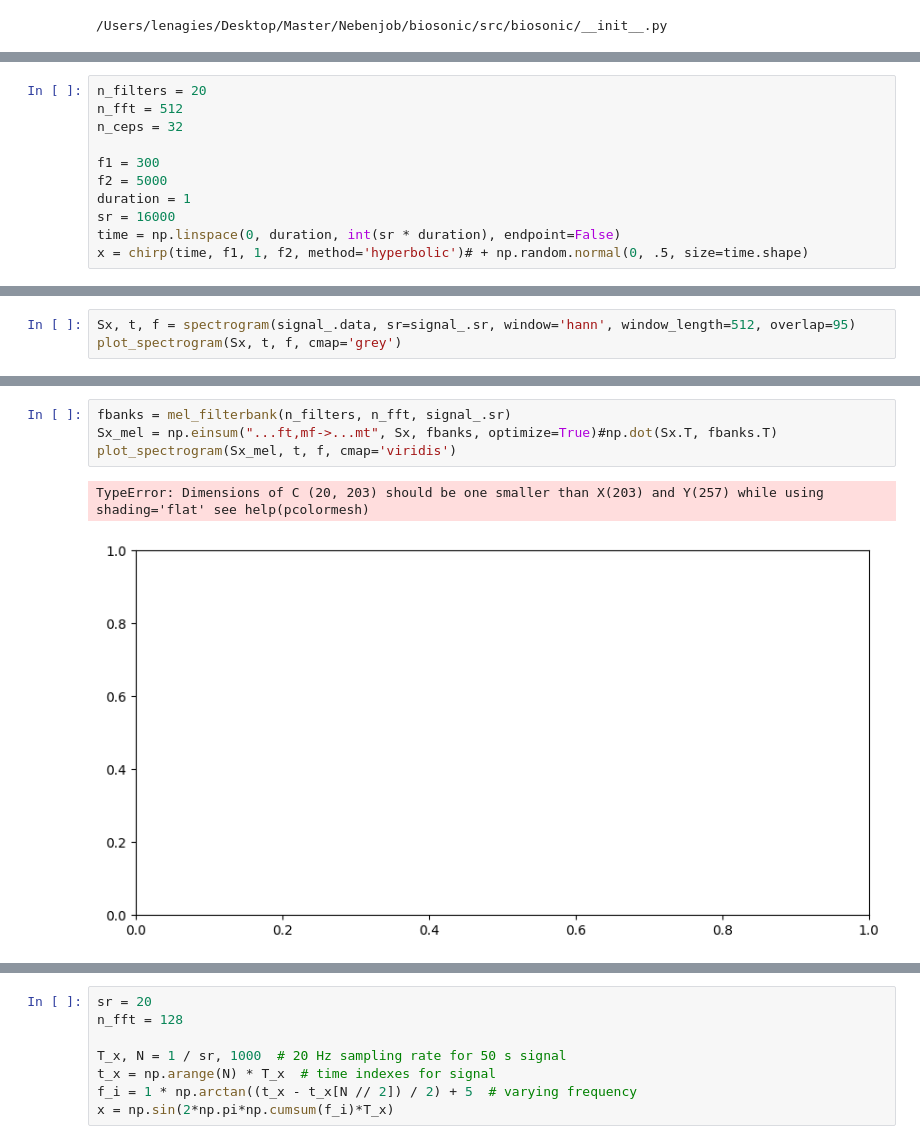
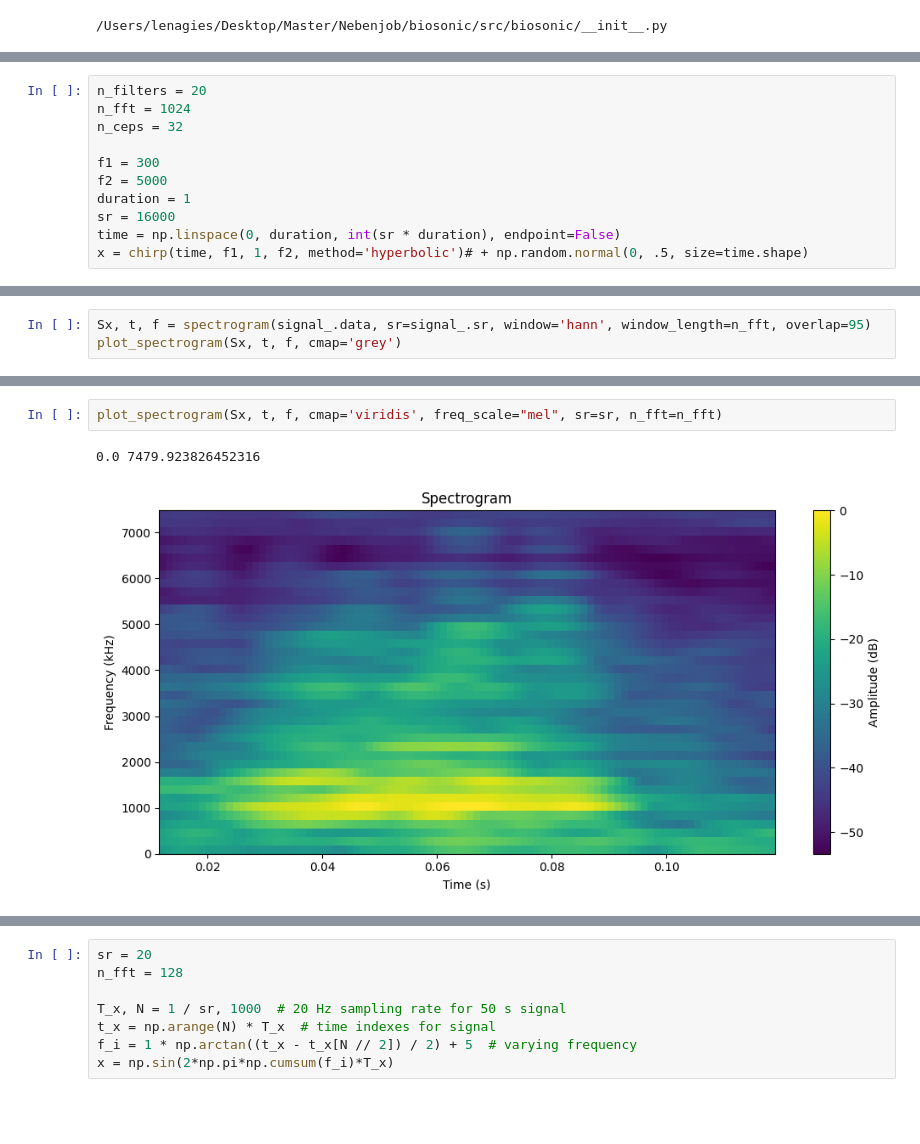
Before and after one commit to lgies23/biosonic, a Jupyter notebook: src/biosonic/test_plots.ipynb, the cells around one changed output, grey strips where cells are left out. Drawn from its saved outputs; the diff is of its cells as text; blank space fills up the shorter version.

```diff
--- a/src/biosonic/test_plots.ipynb
+++ b/src/biosonic/test_plots.ipynb
@@ -12,7 +12,7 @@ from biosonic.compute.spectrotemporal import cepstral_coefficients, spectrogram
 from biosonic.handle import read_wav
 # %%
 n_filters = 20
-n_fft = 512
+n_fft = 1024
 n_ceps = 32
 
 f1 = 300
@@ -35,4 +35,4 @@ Signal(data=array([-0.00012207, -0.00094607, -0.001648  , ..., -0.00701926,
 # %%
-Sx, t, f = spectrogram(signal_.data, sr=signal_.sr, window='hann', window_length=512, overlap=95)
+Sx, t, f = spectrogram(signal_.data, sr=signal_.sr, window='hann', window_length=n_fft, overlap=95)
 plot_spectrogram(Sx, t, f, cmap='grey')
 # %% [output]
@@ -40,7 +48,5 @@ plot_spectrogram(Sx, t, f, cmap='grey')
 # %%
-fbanks = mel_filterbank(n_filters, n_fft, signal_.sr)
-Sx_mel = np.einsum("...ft,mf->...mt", Sx, fbanks, optimize=True)#np.dot(Sx.T, fbanks.T)
-plot_spectrogram(Sx_mel, t, f, cmap='viridis')
+plot_spectrogram(Sx, t, f, cmap='viridis', freq_scale="mel", sr=sr, n_fft=n_fft)
 # %% [output]
-TypeError: Dimensions of C (20, 203) should be one smaller than X(203) and Y(257) while using shading='flat' see help(pcolormesh)
+0.0 7479.923826452316
-[figure, old version]
+[figure, new version]
```
Also changed, not shown: parts of 14 cells of this notebook, 5 other files.
